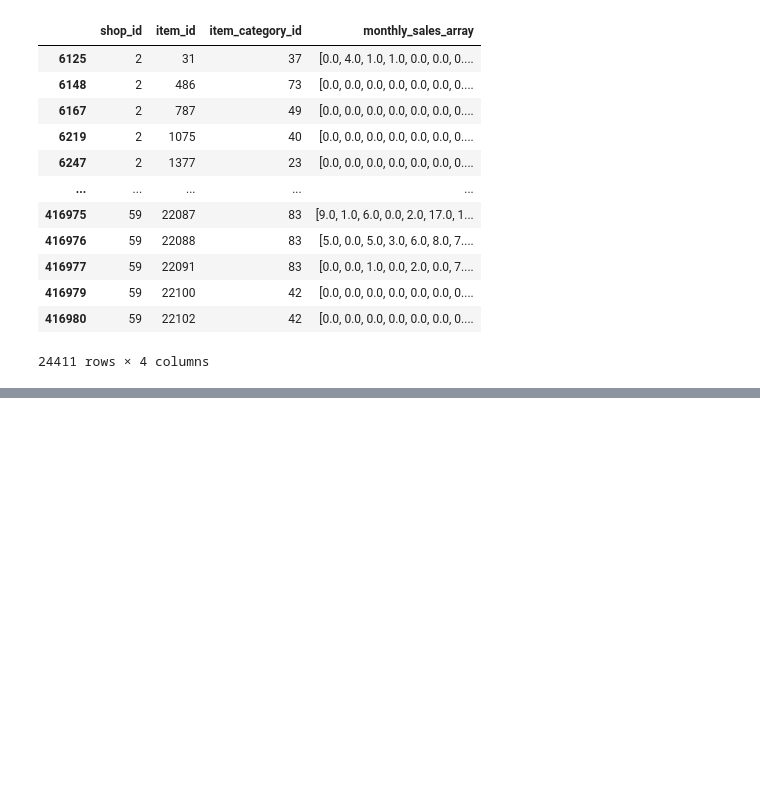
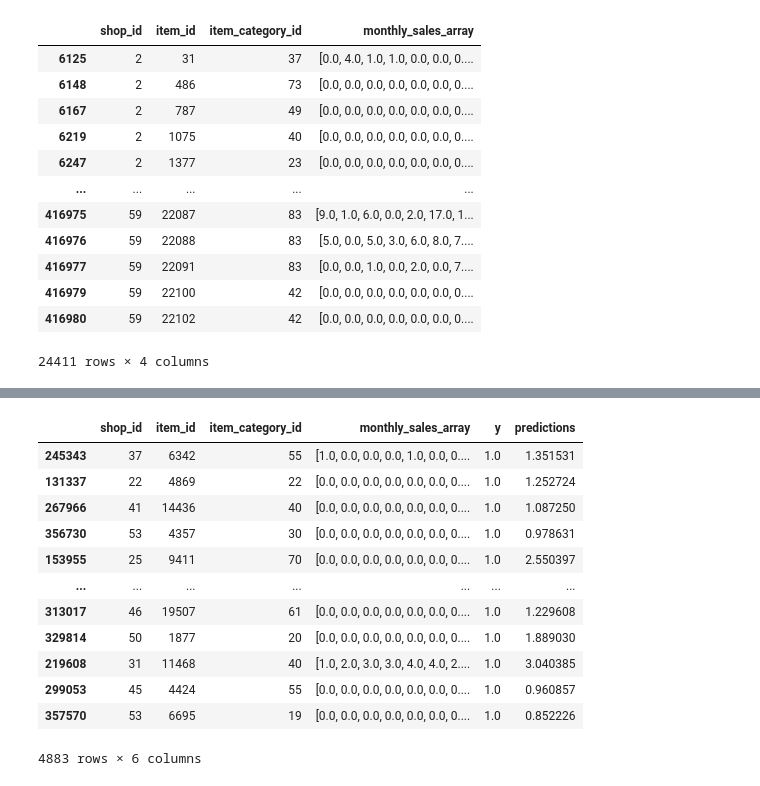
Before and after one commit to milymilek/sales-forecasting, a Jupyter notebook: notebooks/data_processing.ipynb, the cells around one changed output, grey strips where cells are left out. Saved outputs shown, nothing was run; the diff lists cells and outputs as text; code cells hidden in the pictures; blank space fills up the shorter version.

```diff
--- a/notebooks/data_processing.ipynb
+++ b/notebooks/data_processing.ipynb
@@ -154,0 +339,28 @@ X
+# %%
+preds = []
+
+with torch.no_grad():
+    for i in range(len(val_dataset)):
+        elem = (_.unsqueeze(0) for _ in val_dataset[i])
+        shop_ids, item_ids, category_ids, sales_arrays, targets = elem
+
+        predictions = model(shop_ids, item_ids, category_ids, sales_arrays)
+        preds.append(predictions.item())
+# %%
+val_df_preds = val_df.copy().assign(predictions=preds)
+# %%
+val_df_preds
+# %% [output]
+|  | shop_id | item_id | item_category_id | monthly_sales_array | y | predictions |
+| 245343 | 37 | 6342 | 55 | [1.0, 0.0, 0.0, 0.0, 1.0, 0.0, 0.... | 1.0 | 1.351531 |
+| 131337 | 22 | 4869 | 22 | [0.0, 0.0, 0.0, 0.0, 0.0, 0.0, 0.... | 1.0 | 1.252724 |
+| 267966 | 41 | 14436 | 40 | [0.0, 0.0, 0.0, 0.0, 0.0, 0.0, 0.... | 1.0 | 1.087250 |
+| 356730 | 53 | 4357 | 30 | [0.0, 0.0, 0.0, 0.0, 0.0, 0.0, 0.... | 1.0 | 0.978631 |
+| 153955 | 25 | 9411 | 70 | [0.0, 0.0, 0.0, 0.0, 0.0, 0.0, 0.... | 1.0 | 2.550397 |
+| ... | ... | ... | ... | ... | ... | ... |
+| 313017 | 46 | 19507 | 61 | [0.0, 0.0, 0.0, 0.0, 0.0, 0.0, 0.... | 1.0 | 1.229608 |
+| 329814 | 50 | 1877 | 20 | [0.0, 0.0, 0.0, 0.0, 0.0, 0.0, 0.... | 1.0 | 1.889030 |
+| 219608 | 31 | 11468 | 40 | [1.0, 2.0, 3.0, 3.0, 4.0, 4.0, 2.... | 1.0 | 3.040385 |
+| 299053 | 45 | 4424 | 55 | [0.0, 0.0, 0.0, 0.0, 0.0, 0.0, 0.... | 1.0 | 0.960857 |
+| 357570 | 53 | 6695 | 19 | [0.0, 0.0, 0.0, 0.0, 0.0, 0.0, 0.... | 1.0 | 0.852226 |
+4883 rows × 6 columns
```
Also changed, not shown: parts of 9 cells of this notebook, 2 other files.
